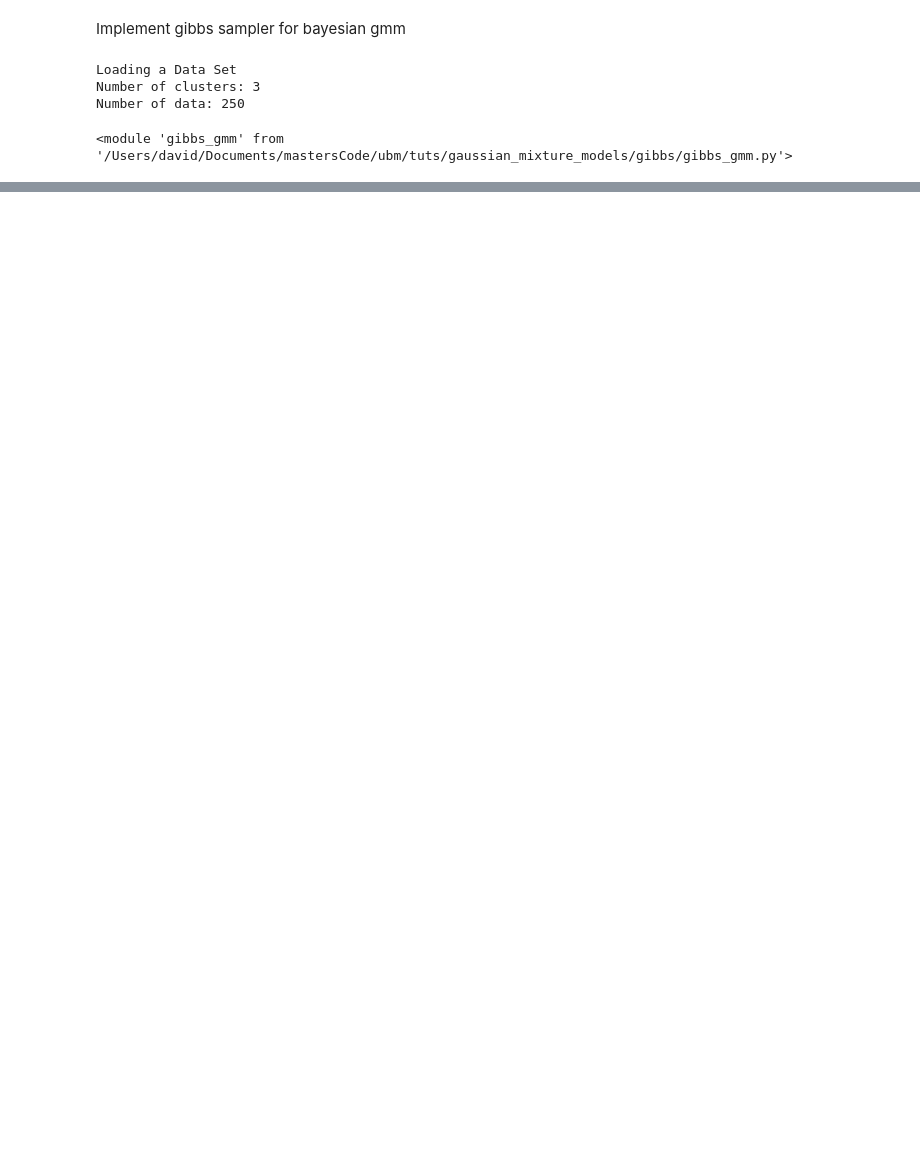
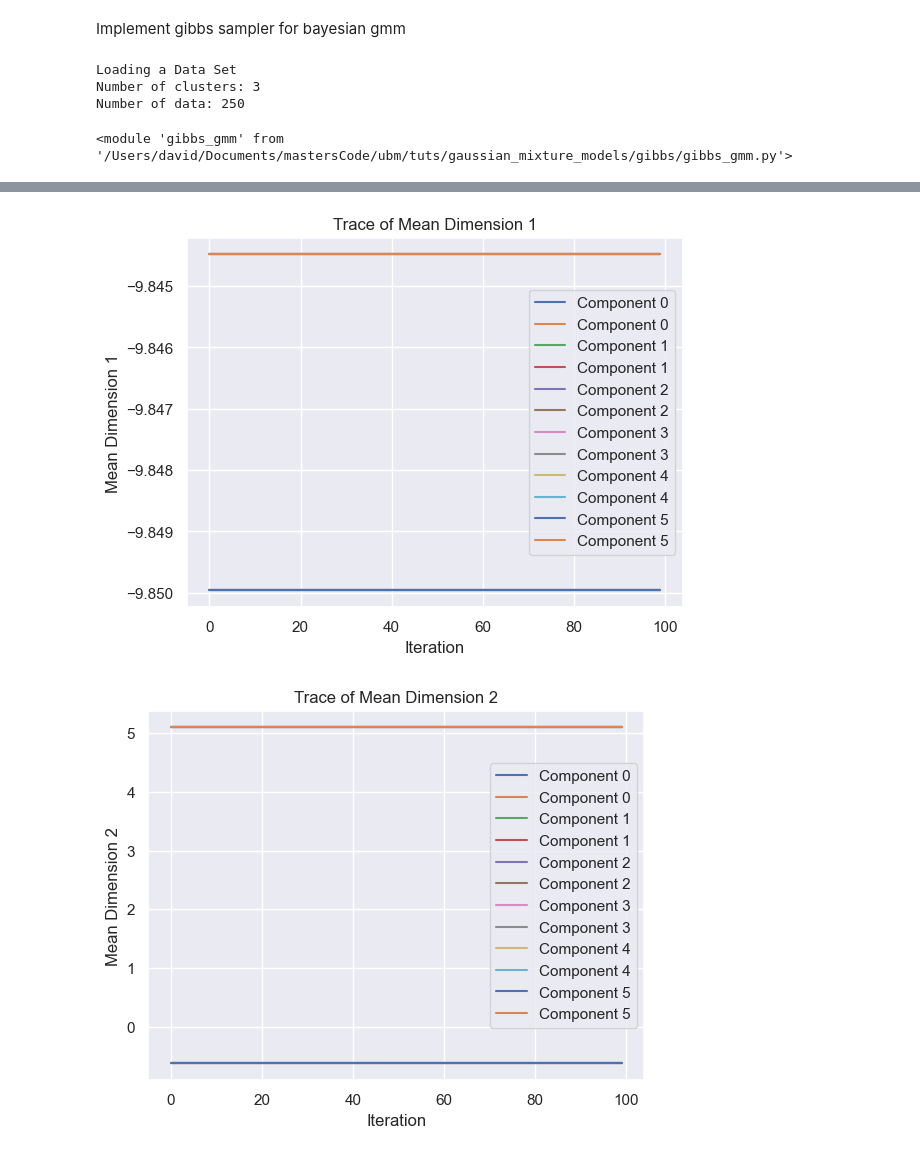
Before and after one commit to Davidjames9610/ubm, a Jupyter notebook: tuts/gaussian_mixture_models/gibbs/gmms_tut_2_gibbs_bayesian.ipynb, the cells around one changed output, grey strips where cells are left out. Cells and saved outputs as stored; diff of their text form; code cells hidden in the pictures; blank space fills up the shorter version.

```diff
--- a/tuts/gaussian_mixture_models/gibbs/gmms_tut_2_gibbs_bayesian.ipynb
+++ b/tuts/gaussian_mixture_models/gibbs/gmms_tut_2_gibbs_bayesian.ipynb
@@ -219,0 +256,14 @@ plt.close()
+# %%
+for dim in range(my_gibbs.D):
+    plt.figure()
+    plt.title(f"Trace of Mean Dimension {dim + 1}")
+    for k in range(my_gibbs.K):
+        trace_k = [mu[dim] for mu in my_gibbs.mu_trace]  # Extract the trace for dimension 'dim' of component 'k'
+        plt.plot(range(len(my_gibbs.mu_trace)), trace_k, label=f"Component {k}")
+    plt.xlabel("Iteration")
+    plt.ylabel(f"Mean Dimension {dim + 1}")
+    plt.legend()
+    plt.show()
+# %% [output]
+[figure, added]
+[figure, added]
```
Also changed, not shown: parts of 13 cells of this notebook, 1 other file.
